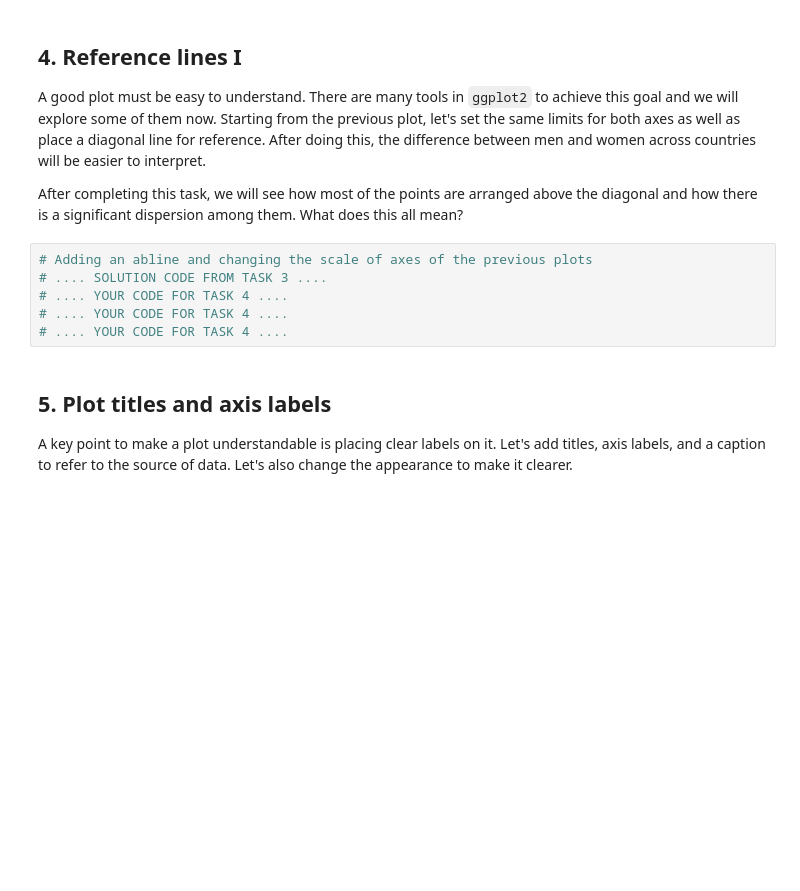
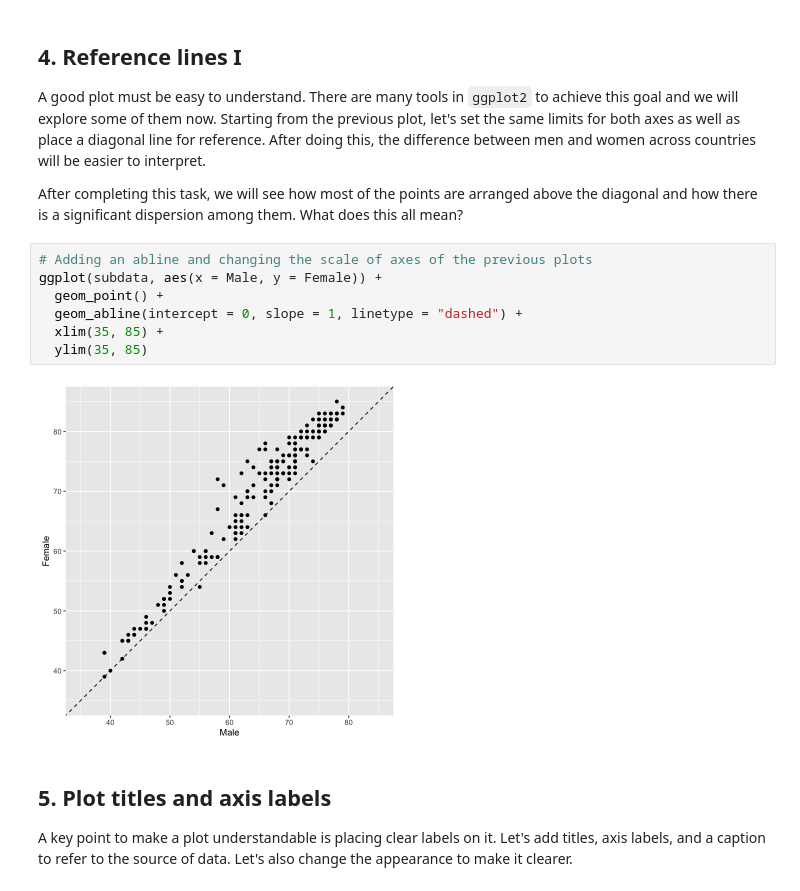
Before and after one commit to JeremyTallant/life_expectancy, a Jupyter notebook: life_analysis.ipynb, the cells around one changed output. Drawn from its saved outputs; the diff is of its cells as text; blank space fills up the shorter version.

```diff
--- a/life_analysis.ipynb
+++ b/life_analysis.ipynb
@@ -64,12 +64,15 @@ ggplot(subdata, aes(x = Male, y = Female)) +
 ## 4. Reference lines I
 <p>A good plot must be easy to understand. There are many tools in <code>ggplot2</code> to achieve this goal and we will explore some of them now. Starting from the previous plot, let's set the same limits for both axes as well as place a diagonal line for reference. After doing this, the difference between men and women across countries will be easier to interpret.</p>
 <p>After completing this task, we will see how most of the points are arranged above the diagonal and how there is a significant dispersion among them. What does this all mean?</p>
-# %%
-# Adding an abline and changing the scale of axes of the previous plots
-# .... SOLUTION CODE FROM TASK 3 ....
-# .... YOUR CODE FOR TASK 4 ....
-# .... YOUR CODE FOR TASK 4 ....
-# .... YOUR CODE FOR TASK 4 ....
+# %%
+# Adding an abline and changing the scale of axes of the previous plots
+ggplot(subdata, aes(x = Male, y = Female)) +
+  geom_point() +
+  geom_abline(intercept = 0, slope = 1, linetype = "dashed") +
+  xlim(35, 85) +
+  ylim(35, 85)
+# %% [output]
+[figure, added]
 # %% [markdown]
 ## 5. Plot titles and axis labels
 <p>A key point to make a plot understandable is placing clear labels on it. Let's add titles, axis labels, and a caption to refer to the source of data. Let's also change the appearance to make it clearer.</p>
```
